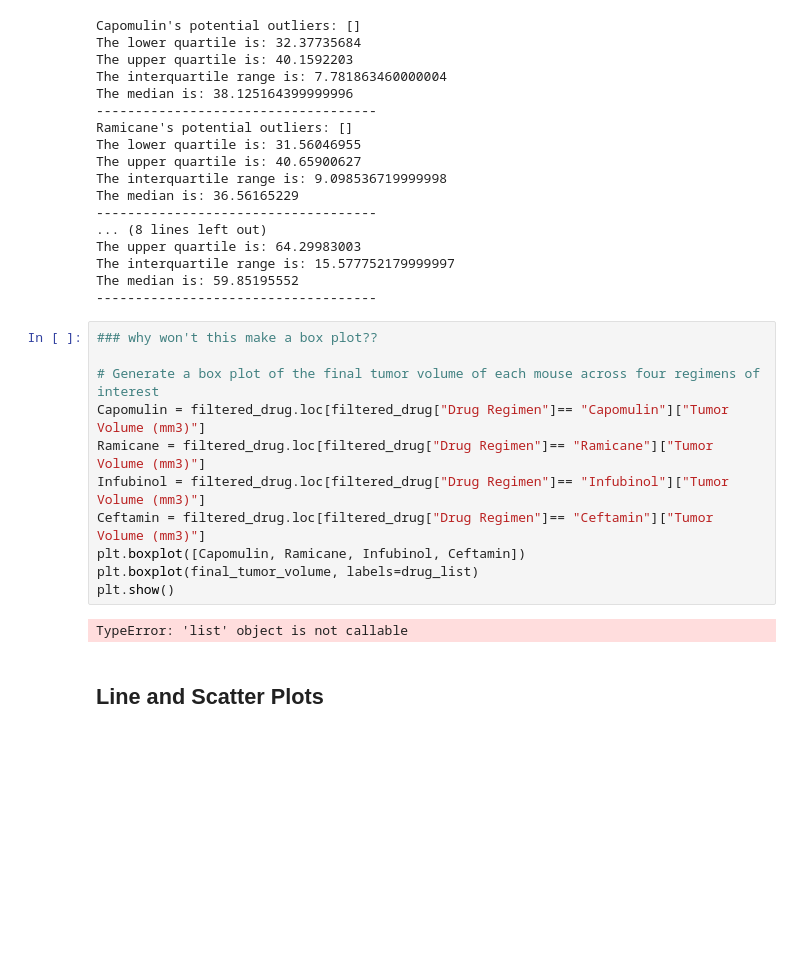
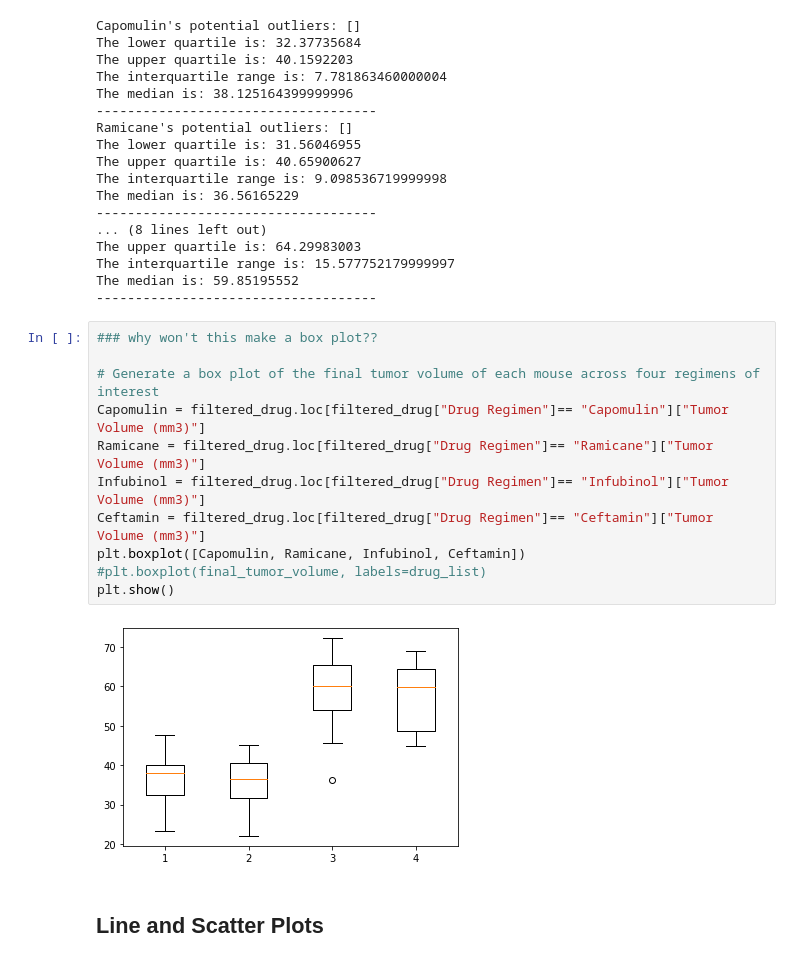
Before and after one commit to Ryan-Malin/Pymaceuticals2, a Jupyter notebook: pymaceuticals_starter.ipynb, the cells around one changed output. Saved outputs shown, nothing was run; the diff lists cells and outputs as text; blank space fills up the shorter version.

```diff
--- a/pymaceuticals_starter.ipynb
+++ b/pymaceuticals_starter.ipynb
@@ -314,15 +318,15 @@ The median is: 59.85195552
 # %%
 ### why won't this make a box plot??
 
 # Generate a box plot of the final tumor volume of each mouse across four regimens of interest
 Capomulin = filtered_drug.loc[filtered_drug["Drug Regimen"]== "Capomulin"]["Tumor Volume (mm3)"]
 Ramicane = filtered_drug.loc[filtered_drug["Drug Regimen"]== "Ramicane"]["Tumor Volume (mm3)"]
 Infubinol = filtered_drug.loc[filtered_drug["Drug Regimen"]== "Infubinol"]["Tumor Volume (mm3)"]
 Ceftamin = filtered_drug.loc[filtered_drug["Drug Regimen"]== "Ceftamin"]["Tumor Volume (mm3)"]
 plt.boxplot([Capomulin, Ramicane, Infubinol, Ceftamin])
-plt.boxplot(final_tumor_volume, labels=drug_list)
+#plt.boxplot(final_tumor_volume, labels=drug_list)
 plt.show()
 # %% [output]
-TypeError: 'list' object is not callable
+[figure, added]
 # %% [markdown]
 ## Line and Scatter Plots
```
Also changed, not shown: parts of 8 cells of this notebook.
